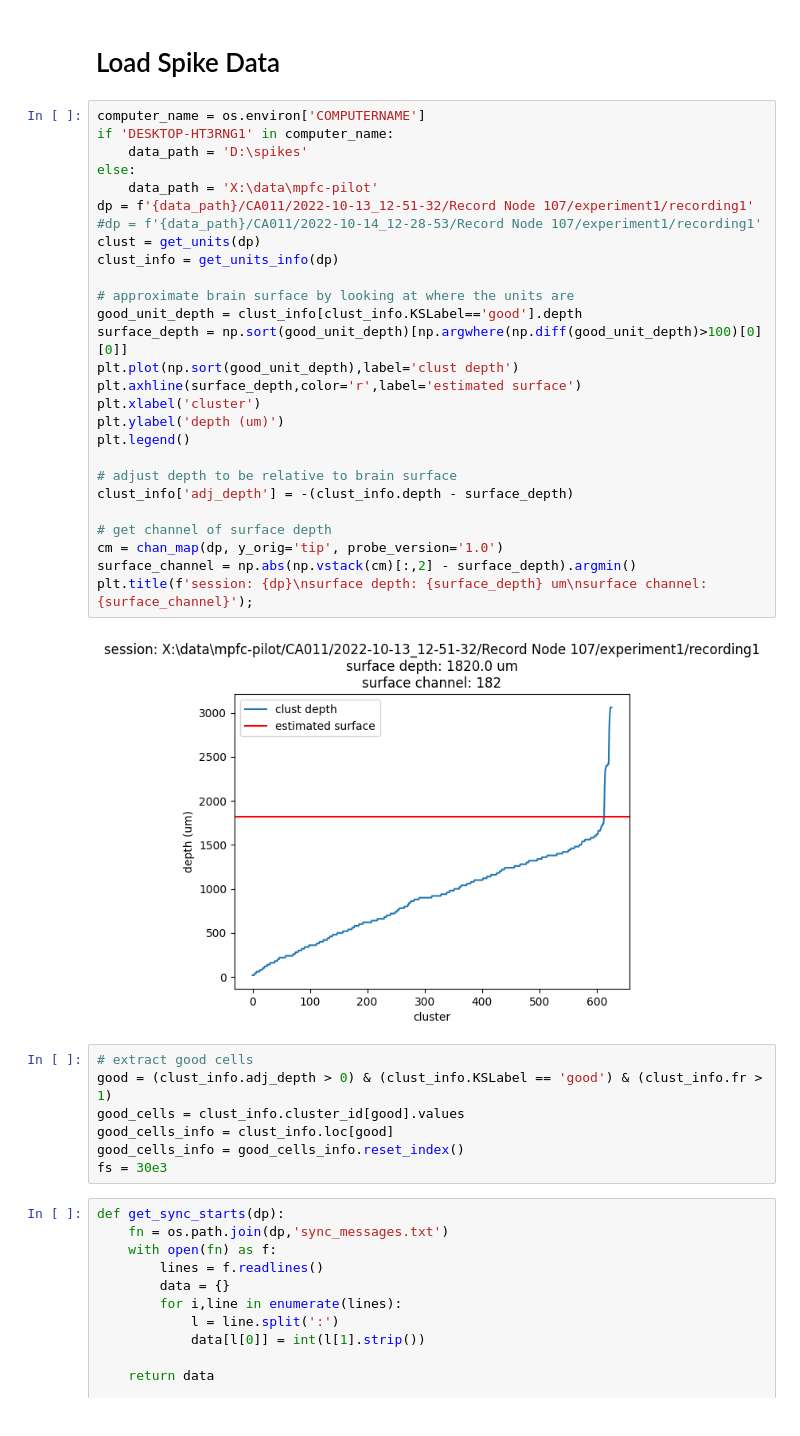
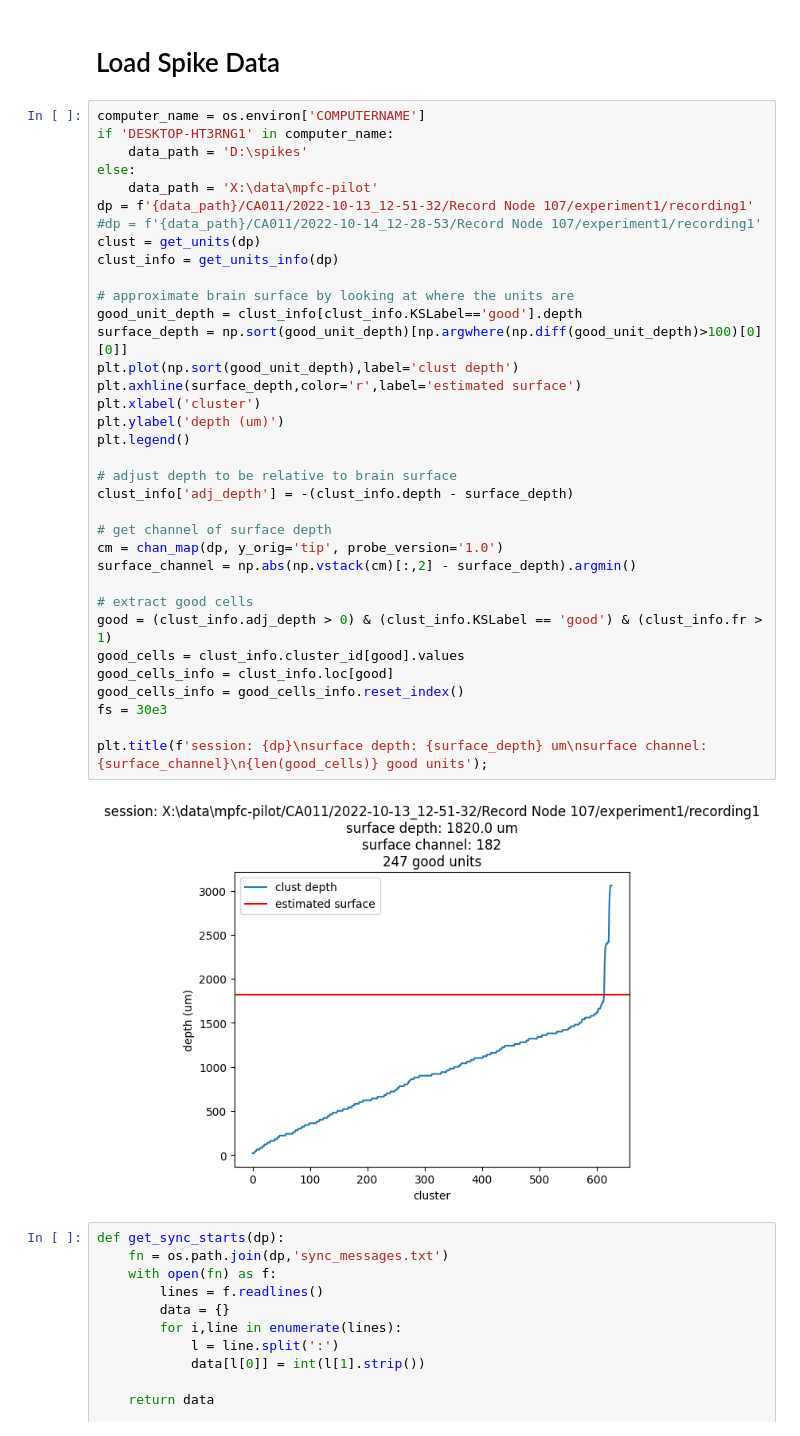
Before and after one commit to chris-angeloni/mpfc-pilot, a Jupyter notebook: robot_analysis.ipynb, the cells around one changed output. Drawn from its saved outputs; the diff is of its cells as text.

```diff
--- a/robot_analysis.ipynb
+++ b/robot_analysis.ipynb
@@ -10,39 +10,40 @@ npyx version 2.6.1 imported.
 # %%
 computer_name = os.environ['COMPUTERNAME']
 if 'DESKTOP-HT3RNG1' in computer_name:
     data_path = 'D:\spikes'
 else:
     data_path = 'X:\data\mpfc-pilot'
 dp = f'{data_path}/CA011/2022-10-13_12-51-32/Record Node 107/experiment1/recording1'
 #dp = f'{data_path}/CA011/2022-10-14_12-28-53/Record Node 107/experiment1/recording1'
 clust = get_units(dp)
 clust_info = get_units_info(dp)
 
 # approximate brain surface by looking at where the units are
 good_unit_depth = clust_info[clust_info.KSLabel=='good'].depth
 surface_depth = np.sort(good_unit_depth)[np.argwhere(np.diff(good_unit_depth)>100)[0][0]]
 plt.plot(np.sort(good_unit_depth),label='clust depth')
 plt.axhline(surface_depth,color='r',label='estimated surface')
 plt.xlabel('cluster')
 plt.ylabel('depth (um)')
 plt.legend()
 
 # adjust depth to be relative to brain surface
 clust_info['adj_depth'] = -(clust_info.depth - surface_depth)
 
 # get channel of surface depth
 cm = chan_map(dp, y_orig='tip', probe_version='1.0')
 surface_channel = np.abs(np.vstack(cm)[:,2] - surface_depth).argmin()
-plt.title(f'session: {dp}\nsurface depth: {surface_depth} um\nsurface channel: {surface_channel}');
+
+# extract good cells
+good = (clust_info.adj_depth > 0) & (clust_info.KSLabel == 'good') & (clust_info.fr > 1)
+good_cells = clust_info.cluster_id[good].values
+good_cells_info = clust_info.loc[good]
+good_cells_info = good_cells_info.reset_index()
+fs = 30e3
+
+plt.title(f'session: {dp}\nsurface depth: {surface_depth} um\nsurface channel: {surface_channel}\n{len(good_cells)} good units');
 # %% [output]
-[figure, old version]
+[figure, new version]
-# %%
-# extract good cells
-good = (clust_info.adj_depth > 0) & (clust_info.KSLabel == 'good') & (clust_info.fr > 1)
-good_cells = clust_info.cluster_id[good].values
-good_cells_info = clust_info.loc[good]
-good_cells_info = good_cells_info.reset_index()
-fs = 30e3
 # %%
 def get_sync_starts(dp):
     fn = os.path.join(dp,'sync_messages.txt')
```
Also changed, not shown: parts of 13 cells of this notebook, 2 other files.
